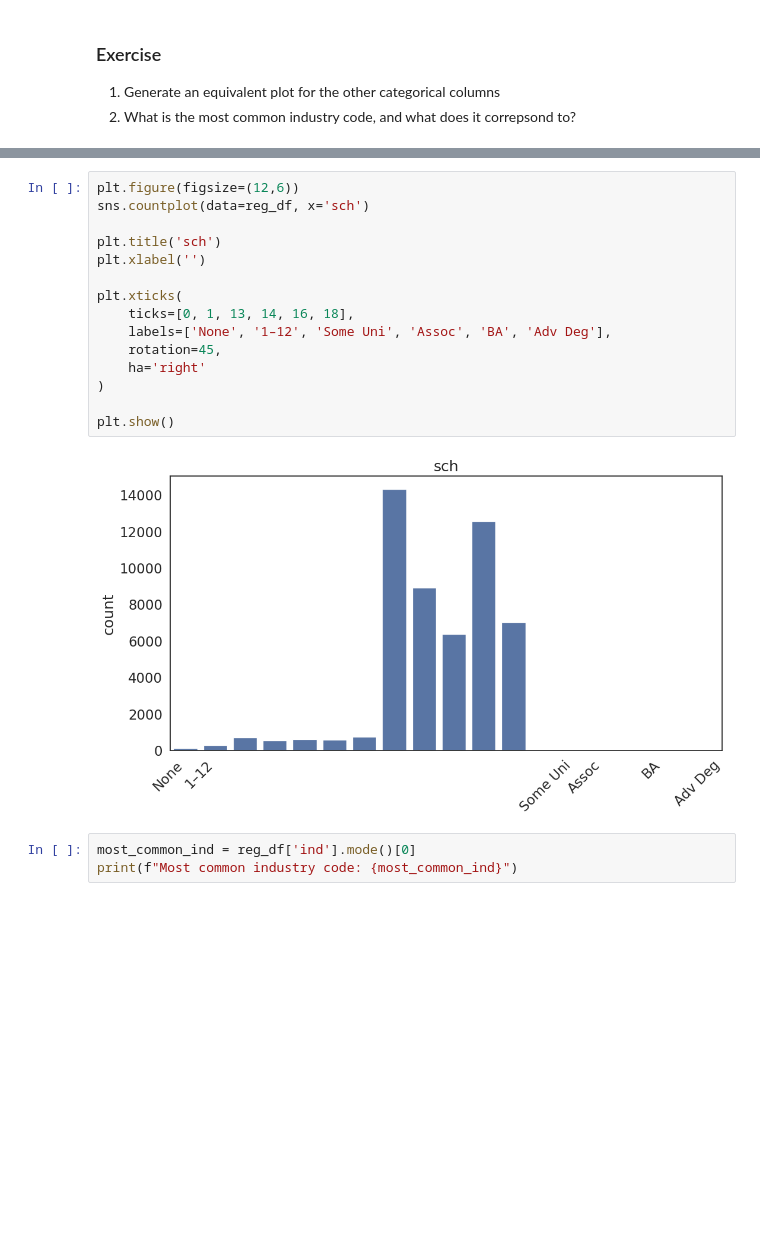
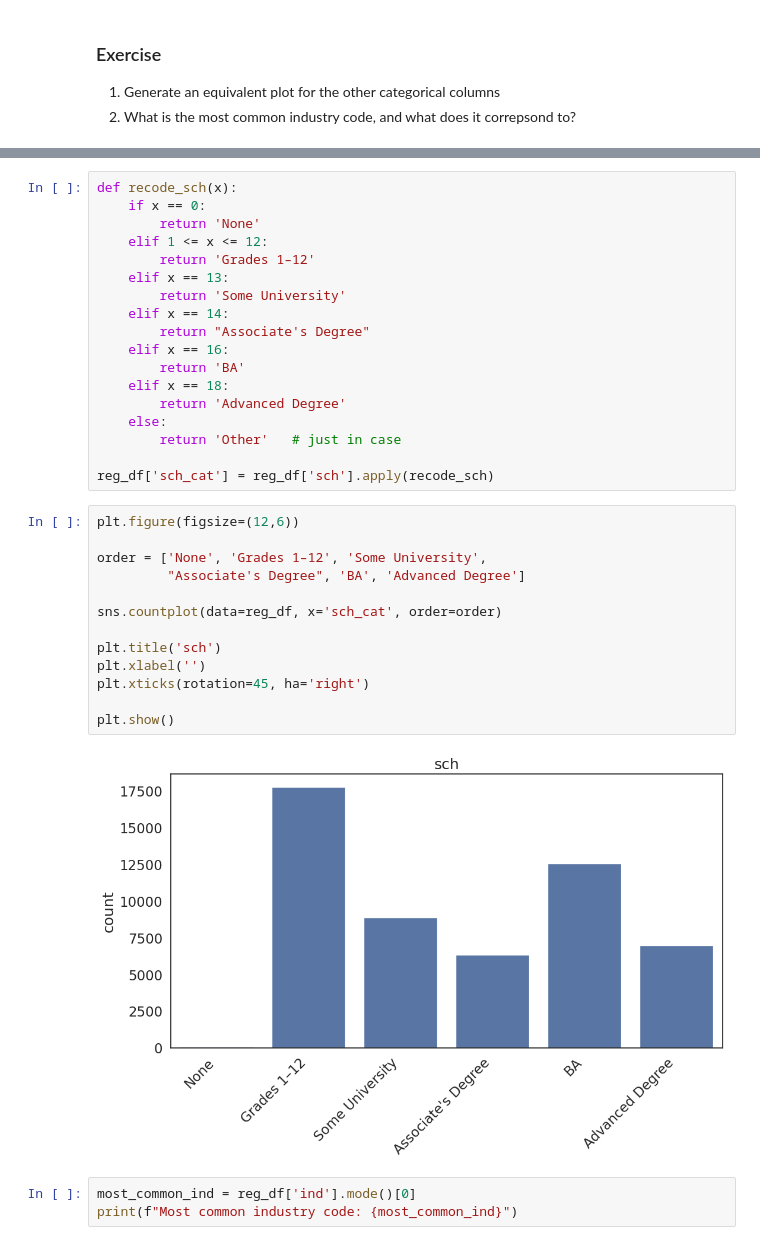
Before and after one commit to anastefan176/QM2, a Jupyter notebook: Copy_of_W7_Linear_Regression.ipynb, the cells around one changed output, grey strips where cells are left out. Cells and saved outputs as stored; diff of their text form; blank space fills up the shorter version.

```diff
--- a/Copy_of_W7_Linear_Regression.ipynb
+++ b/Copy_of_W7_Linear_Regression.ipynb
@@ -183,20 +184,36 @@ plt.show() # show the plot
+# %%
+def recode_sch(x):
+    if x == 0:
+        return 'None'
+    elif 1 <= x <= 12:
+        return 'Grades 1–12'
+    elif x == 13:
+        return 'Some University'
+    elif x == 14:
+        return "Associate's Degree"
+    elif x == 16:
+        return 'BA'
+    elif x == 18:
+        return 'Advanced Degree'
+    else:
+        return 'Other'   # just in case
+
+reg_df['sch_cat'] = reg_df['sch'].apply(recode_sch)
 # %%
 plt.figure(figsize=(12,6))
-sns.countplot(data=reg_df, x='sch')
+
+order = ['None', 'Grades 1–12', 'Some University',
+         "Associate's Degree", 'BA', 'Advanced Degree']
+
+sns.countplot(data=reg_df, x='sch_cat', order=order)
 
 plt.title('sch')
 plt.xlabel('')
-
-plt.xticks(
-    ticks=[0, 1, 13, 14, 16, 18],
-    labels=['None', '1–12', 'Some Uni', 'Assoc', 'BA', 'Adv Deg'],
-    rotation=45,
-    ha='right'
-)
+plt.xticks(rotation=45, ha='right')
 
 plt.show()
 # %% [output]
-[figure, old version]
+[figure, new version]
 # %%
 most_common_ind = reg_df['ind'].mode()[0]
 print(f"Most common industry code: {most_common_ind}")
```
Also changed, not shown: parts of 2 cells of this notebook.
